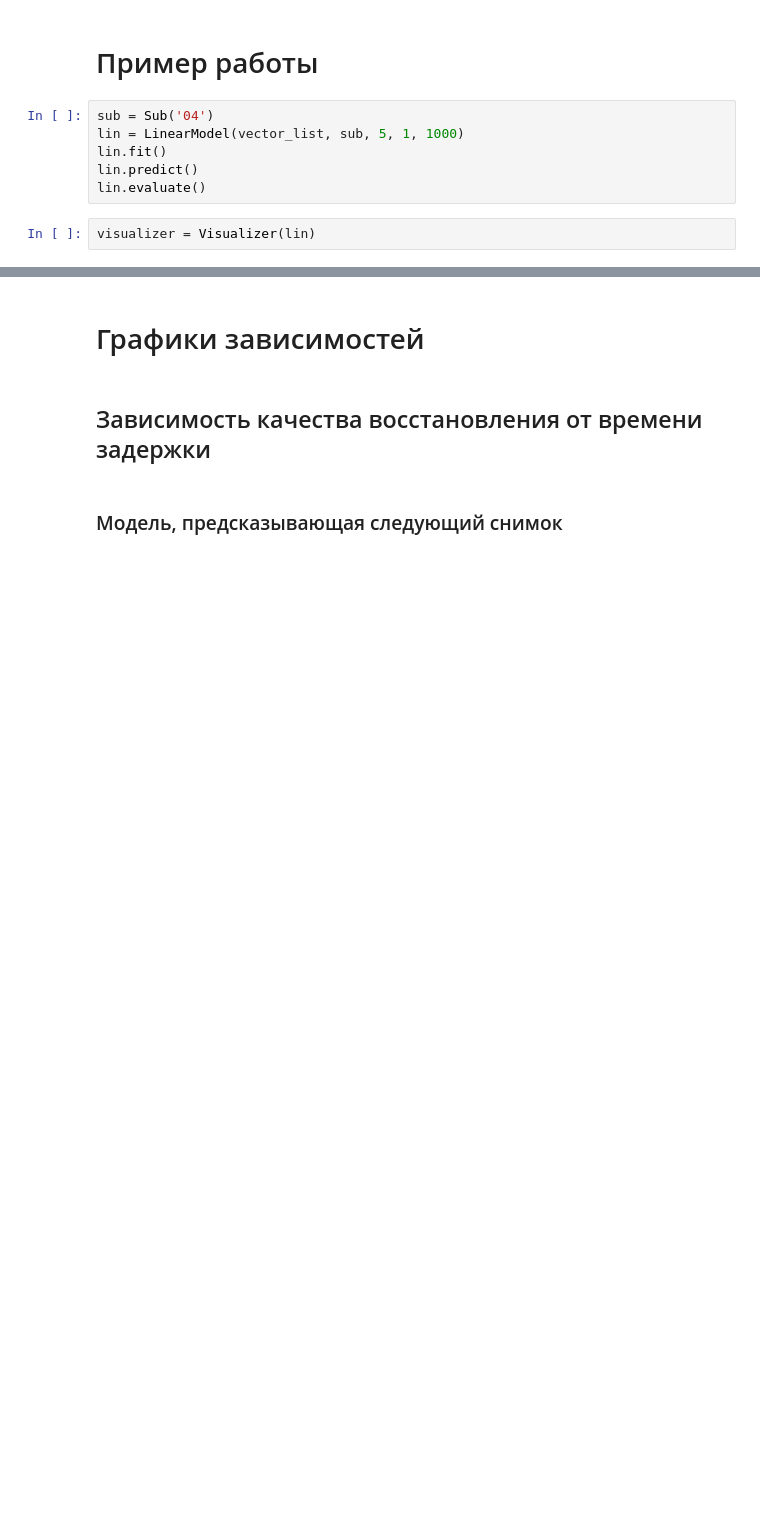
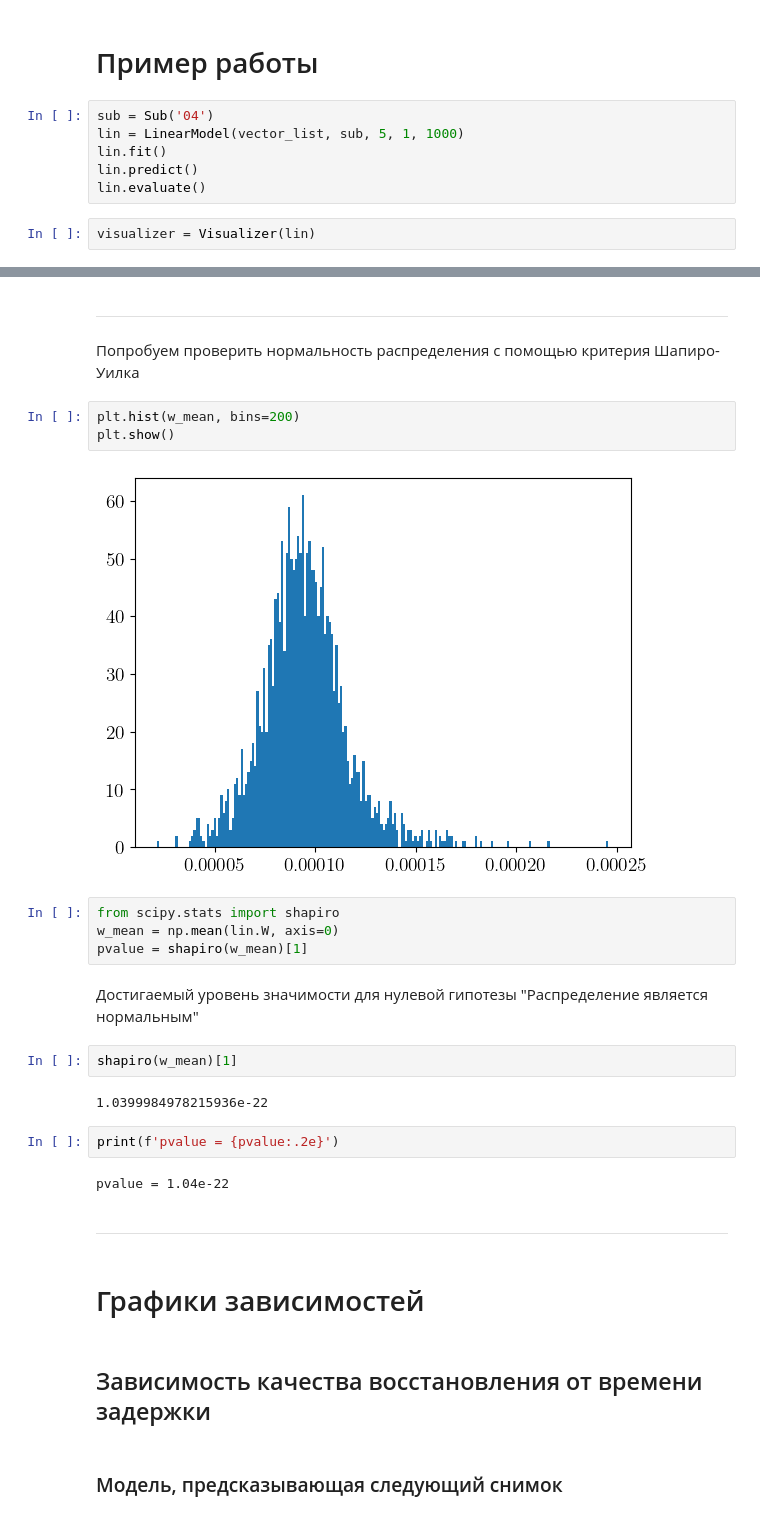
Before and after one commit to intsystems/2023-Project-112, a Jupyter notebook: code/main.ipynb, the cells around one changed output, grey strips where cells are left out. Saved outputs shown, nothing was run; the diff lists cells and outputs as text; blank space fills up the shorter version.

```diff
--- a/code/main.ipynb
+++ b/code/main.ipynb
@@ -62,3 +101,28 @@ visualizer.show_mean_weight_distribution()
+# %% [markdown]
+---
+# %% [markdown]
+Попробуем проверить нормальность распределения с помощью критерия Шапиро-Уилка
+# %%
+plt.hist(w_mean, bins=200)
+plt.show()
+# %% [output]
+[figure, added]
+# %%
+from scipy.stats import shapiro
+w_mean = np.mean(lin.W, axis=0)
+pvalue = shapiro(w_mean)[1]
+# %% [markdown]
+Достигаемый уровень значимости для нулевой гипотезы "Распределение является нормальным"
+# %%
+shapiro(w_mean)[1]
+# %% [output]
+1.0399984978215936e-22
+# %%
+print(f'pvalue = {pvalue:.2e}')
+# %% [output]
+pvalue = 1.04e-22
+# %% [markdown]
+---
 # %% [markdown]
 # Графики зависимостей
 # %% [markdown]
```
Also changed, not shown: parts of 5 cells of this notebook, 15 other files.
